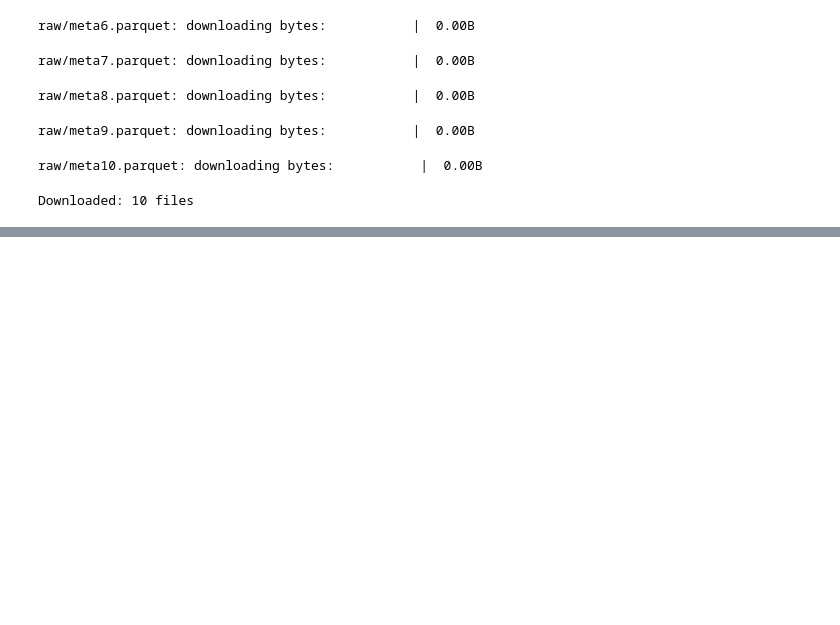
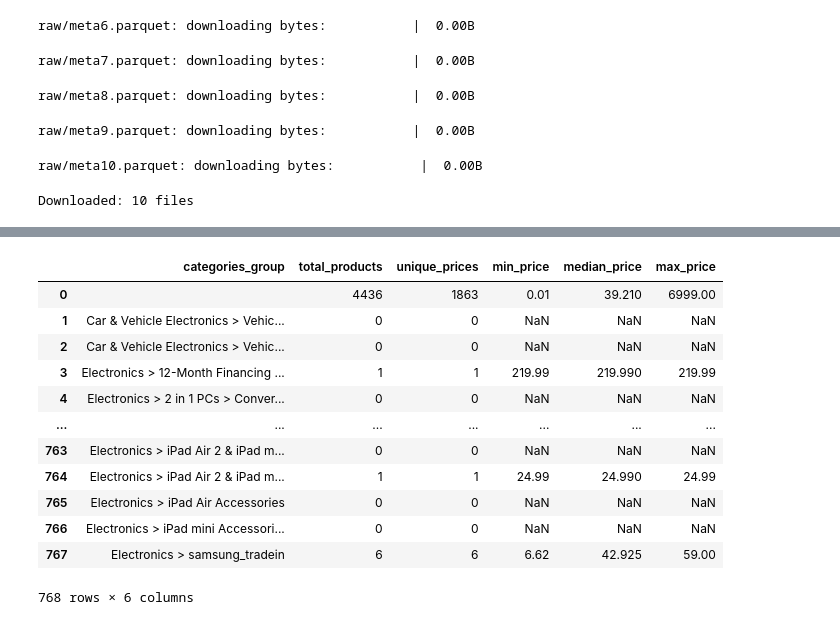
Before and after one commit to satyamkarn100-ctrl/Neural-Recommendation-Personalization-Engine, a Jupyter notebook: 02_preprocessing.ipynb, the cells around one changed output, grey strips where cells are left out. Saved outputs shown, nothing was run; the diff lists cells and outputs as text; code cells hidden in the pictures; blank space fills up the shorter version.

```diff
--- a/02_preprocessing.ipynb
+++ b/02_preprocessing.ipynb
@@ -144,0 +239,39 @@ Meta-data Coverage: 14.32 %
+# %%
+computers = meta[
+    meta["main_category"] == "Computers"
+].copy()
+
+computers["categories_group"] = computers["categories"].apply(
+    lambda x: " > ".join(map(str, x))
+    if isinstance(x, (list, tuple, np.ndarray))
+    else str(x)
+)
+# %%
+computers_grouped = (
+    computers
+    .groupby("categories_group")["price"]
+    .agg(
+        total_products="count",
+        unique_prices="nunique",
+        min_price="min",
+        median_price="median",
+        max_price="max"
+    )
+    .reset_index()
+)
+
+display(computers_grouped)
+# %% [output]
+|  | categories_group | total_products | unique_prices | min_price | median_price | max_price |
+| 0 |  | 4436 | 1863 | 0.01 | 39.210 | 6999.00 |
+| 1 | Car & Vehicle Electronics > Vehic... | 0 | 0 | NaN | NaN | NaN |
+| 2 | Car & Vehicle Electronics > Vehic... | 0 | 0 | NaN | NaN | NaN |
+| 3 | Electronics > 12-Month Financing ... | 1 | 1 | 219.99 | 219.990 | 219.99 |
+| 4 | Electronics > 2 in 1 PCs > Conver... | 0 | 0 | NaN | NaN | NaN |
+| ... | ... | ... | ... | ... | ... | ... |
+| 763 | Electronics > iPad Air 2 & iPad m... | 0 | 0 | NaN | NaN | NaN |
+| 764 | Electronics > iPad Air 2 & iPad m... | 1 | 1 | 24.99 | 24.990 | 24.99 |
+| 765 | Electronics > iPad Air Accessories | 0 | 0 | NaN | NaN | NaN |
+| 766 | Electronics > iPad mini Accessori... | 0 | 0 | NaN | NaN | NaN |
+| 767 | Electronics > samsung_tradein | 6 | 6 | 6.62 | 42.925 | 59.00 |
+768 rows × 6 columns
```
Also changed, not shown: parts of 15 cells of this notebook.
